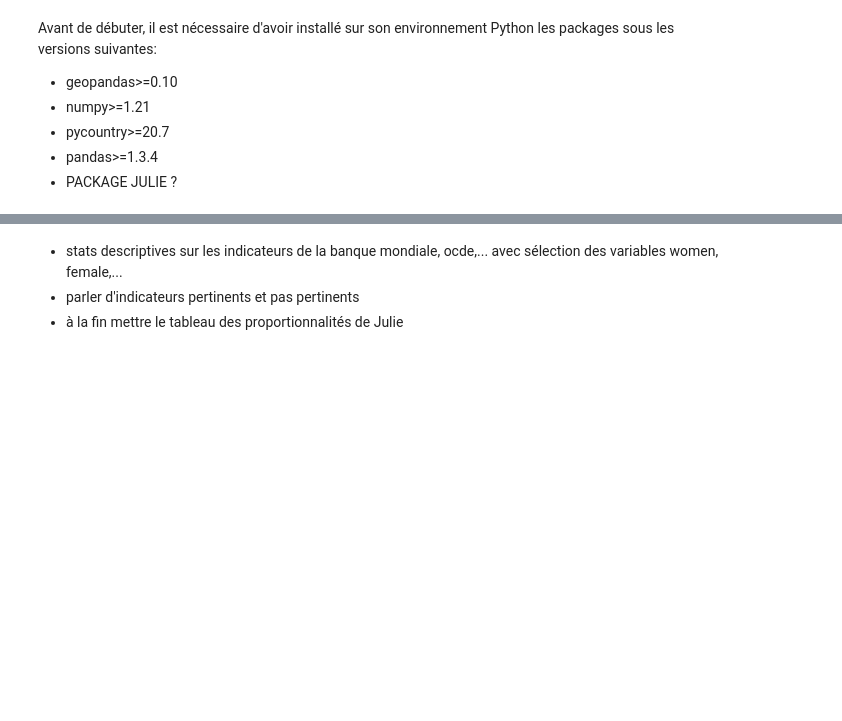
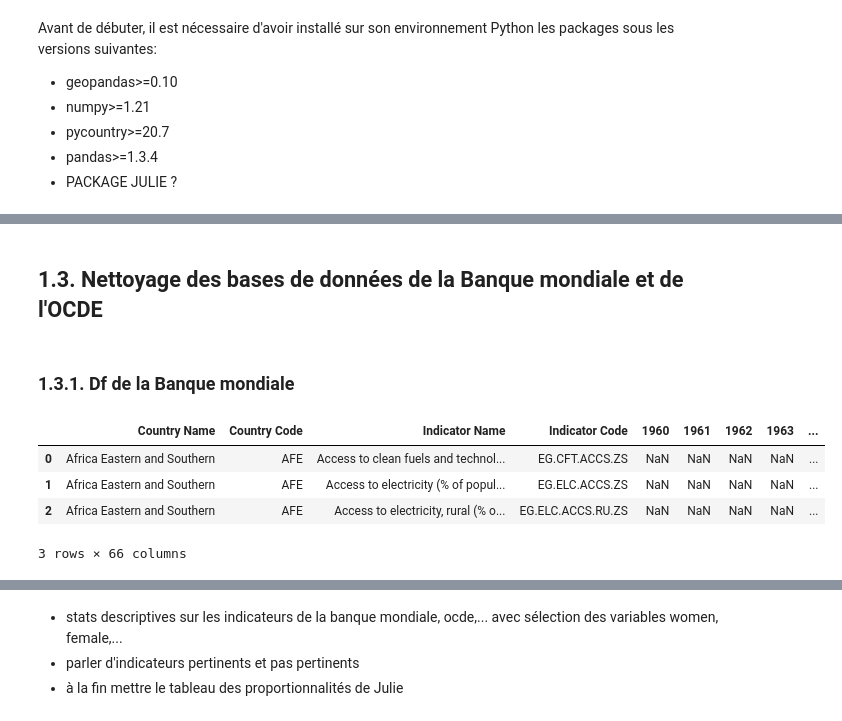
Before and after one commit to cmllbll/Gender-Inequalities-and-Development, a Jupyter notebook: Notebook final.ipynb, the cells around one changed output, grey strips where cells are left out. Cells and saved outputs as stored; diff of their text form; code cells hidden in the pictures; blank space fills up the shorter version.

```diff
--- a/Notebook final.ipynb
+++ b/Notebook final.ipynb
@@ -16,0 +136,14 @@ Avant de débuter, il est nécessaire d'avoir installé sur son environnement Py
+# %% [markdown]
+## 1.3. Nettoyage des bases de données de la Banque mondiale et de l'OCDE
+# %% [markdown]
+### 1.3.1. Df de la Banque mondiale
+# %%
+# Dataframe de la Banque mondiale
+df_bm=pd.read_csv("WDIData.csv")
+df_bm.head(3)
+# %% [output]
+|  | Country Name | Country Code | Indicator Name | Indicator Code | 1960 | 1961 | 1962 | 1963 | ... |
+| 0 | Africa Eastern and Southern | AFE | Access to clean fuels and technol... | EG.CFT.ACCS.ZS | NaN | NaN | NaN | NaN | ... |
+| 1 | Africa Eastern and Southern | AFE | Access to electricity (% of popul... | EG.ELC.ACCS.ZS | NaN | NaN | NaN | NaN | ... |
+| 2 | Africa Eastern and Southern | AFE | Access to electricity, rural (% o... | EG.ELC.ACCS.RU.ZS | NaN | NaN | NaN | NaN | ... |
+3 rows × 66 columns
```
Also changed, not shown: parts of 31 cells of this notebook.
